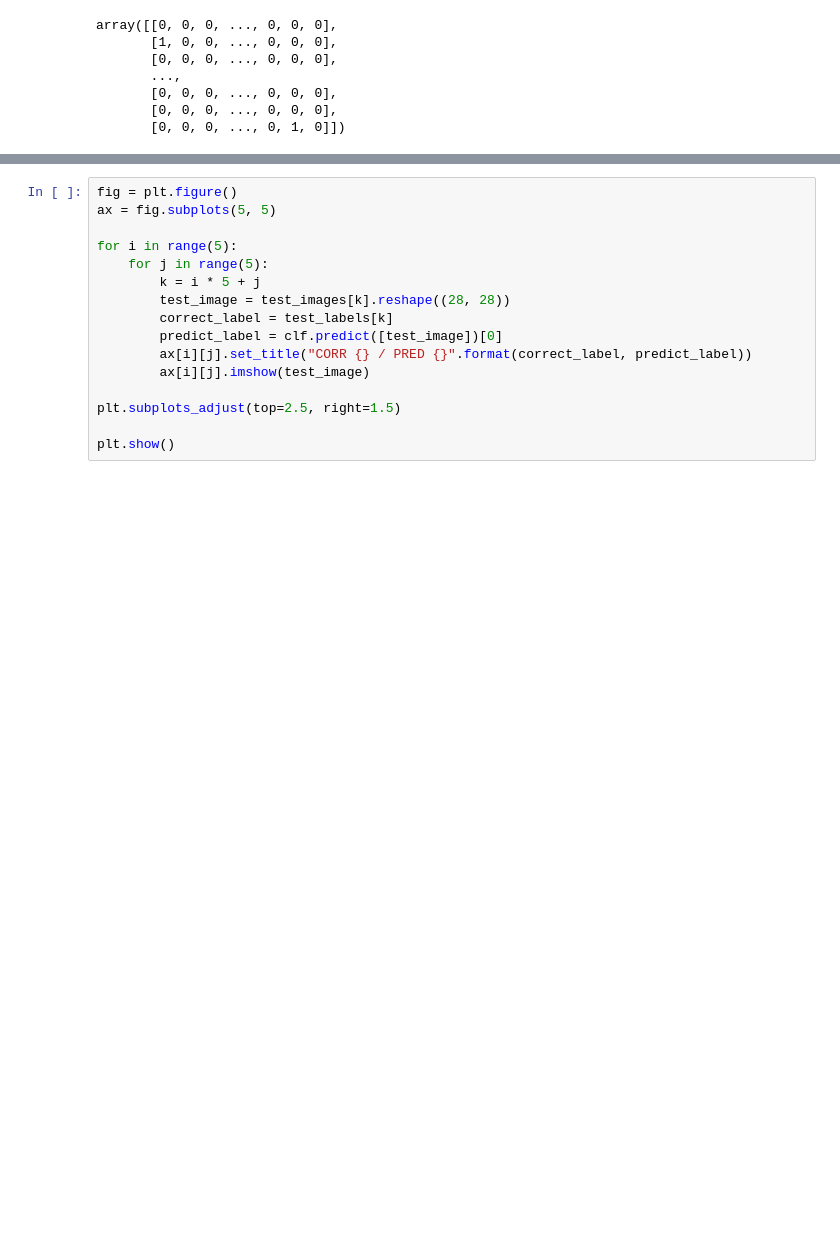
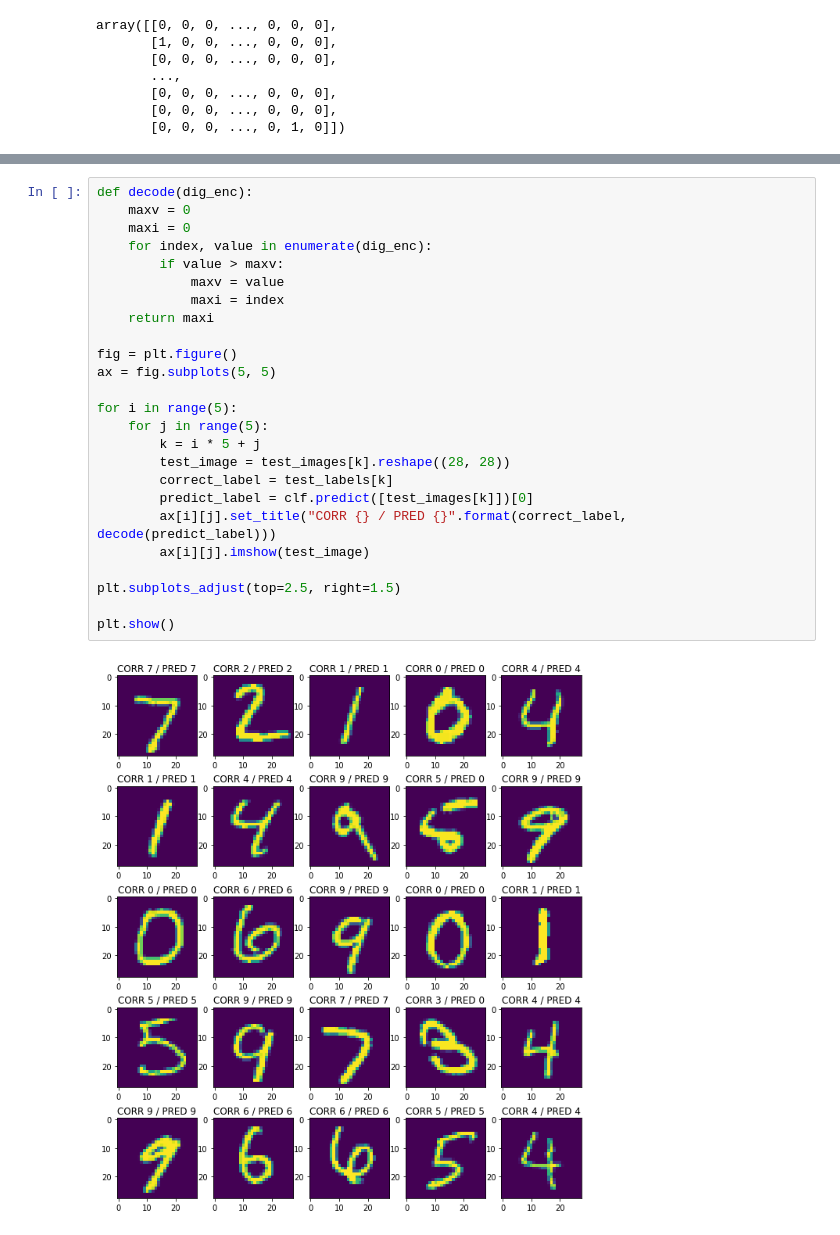
Before and after one commit to dragonnomada/machine-learning-ipn, a Jupyter notebook: notebooks/12. Multilayer Neural Network Classifier.ipynb, the cells around one changed output, grey strips where cells are left out. Drawn from its saved outputs; the diff is of its cells as text; blank space fills up the shorter version.

```diff
--- a/notebooks/12. Multilayer Neural Network Classifier.ipynb
+++ b/notebooks/12. Multilayer Neural Network Classifier.ipynb
@@ -150,16 +152,27 @@ clf.score(test_images, test_labels_enc)
 # %%
+def decode(dig_enc):
+    maxv = 0
+    maxi = 0
+    for index, value in enumerate(dig_enc):
+        if value > maxv:
+            maxv = value
+            maxi = index
+    return maxi
+
 fig = plt.figure()
 ax = fig.subplots(5, 5)
 
 for i in range(5):
     for j in range(5):
         k = i * 5 + j
         test_image = test_images[k].reshape((28, 28))
         correct_label = test_labels[k]
-        predict_label = clf.predict([test_image])[0]
-        ax[i][j].set_title("CORR {} / PRED {}".format(correct_label, predict_label))
+        predict_label = clf.predict([test_images[k]])[0]
+        ax[i][j].set_title("CORR {} / PRED {}".format(correct_label, decode(predict_label)))
         ax[i][j].imshow(test_image)
 
 plt.subplots_adjust(top=2.5, right=1.5)
 
 plt.show()
+# %% [output]
+[figure, added]
```
Also changed, not shown: parts of 2 cells of this notebook, 2 other files.
